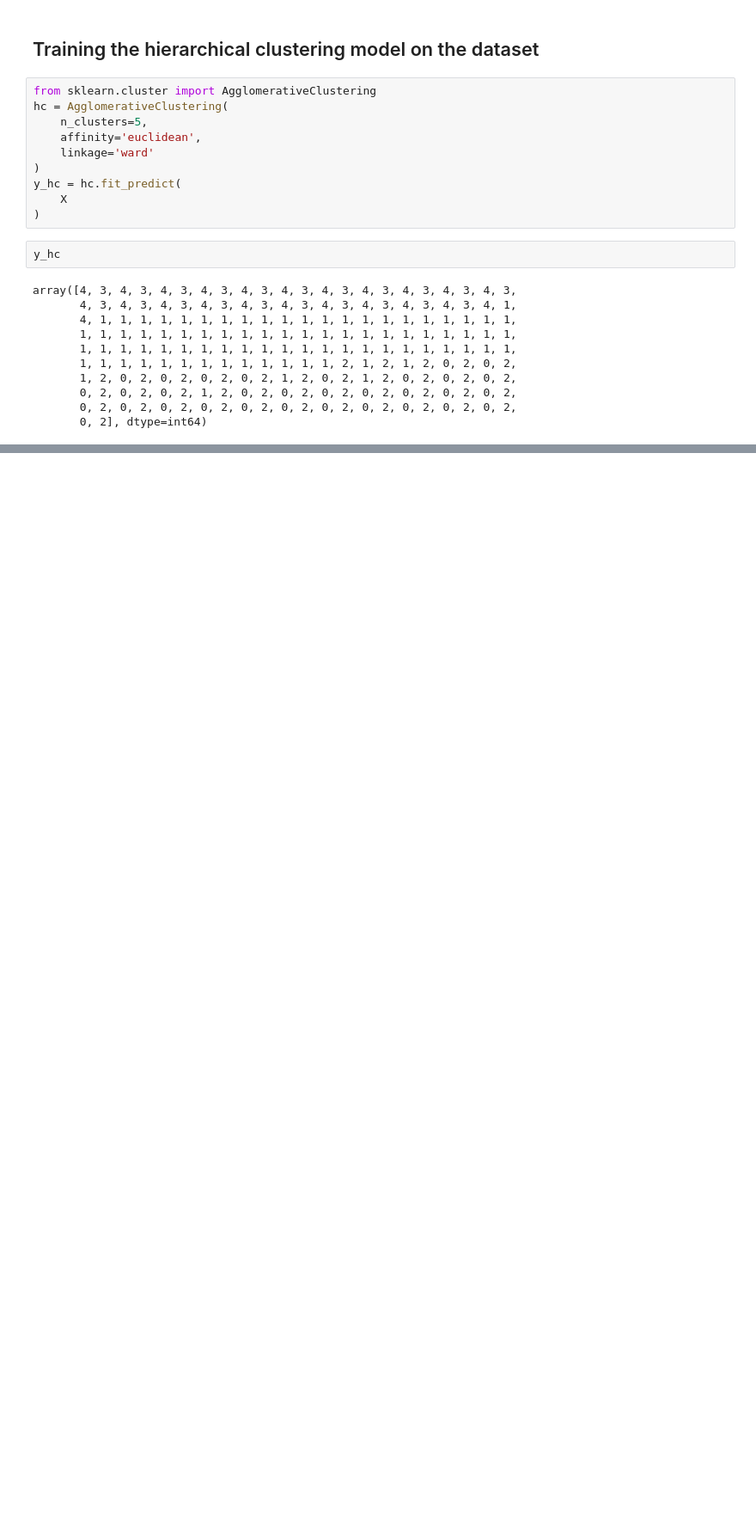
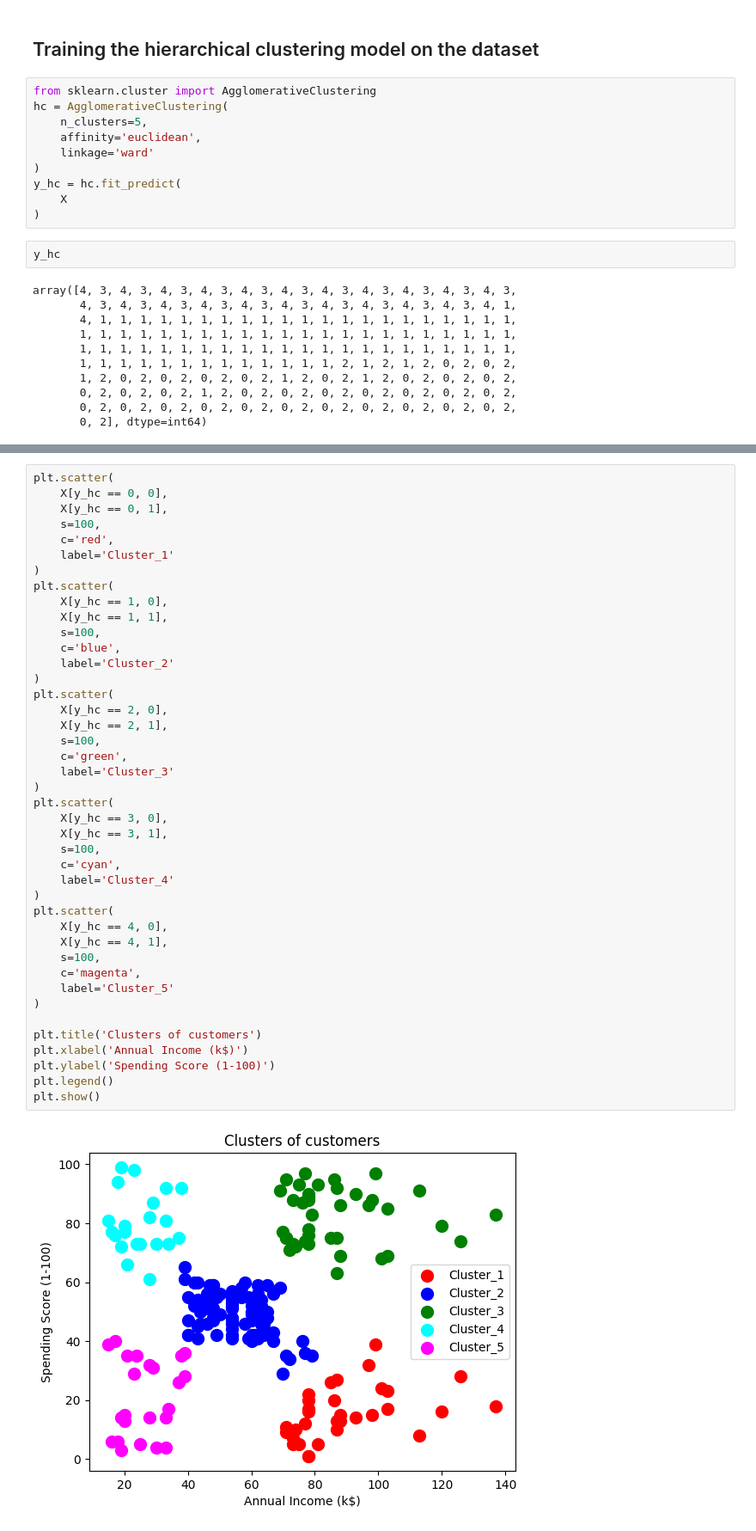
Before and after one commit to Yimashenka/Hierarchical_Clustering, a Jupyter notebook: hierarchical_clustering.ipynb, the cells around one changed output, grey strips where cells are left out. Shown at 86% size. Saved outputs shown, nothing was run; the diff lists cells and outputs as text; blank space fills up the shorter version.

Commit message:
Add visualisation

```diff
--- a/hierarchical_clustering.ipynb
+++ b/hierarchical_clustering.ipynb
@@ -54,0 +57,44 @@ array([4, 3, 4, 3, 4, 3, 4, 3, 4, 3, 4, 3, 4, 3, 4, 3, 4, 3, 4, 3, 4, 3,
+# %%
+plt.scatter(
+    X[y_hc == 0, 0],
+    X[y_hc == 0, 1],
+    s=100,
+    c='red',
+    label='Cluster_1'
+)
+plt.scatter(
+    X[y_hc == 1, 0],
+    X[y_hc == 1, 1],
+    s=100,
+    c='blue',
+    label='Cluster_2'
+)
+plt.scatter(
+    X[y_hc == 2, 0],
+    X[y_hc == 2, 1],
+    s=100,
+    c='green',
+    label='Cluster_3'
+)
+plt.scatter(
+    X[y_hc == 3, 0],
+    X[y_hc == 3, 1],
+    s=100,
+    c='cyan',
+    label='Cluster_4'
+)
+plt.scatter(
+    X[y_hc == 4, 0],
+    X[y_hc == 4, 1],
+    s=100,
+    c='magenta',
+    label='Cluster_5'
+)
+
+plt.title('Clusters of customers')
+plt.xlabel('Annual Income (k$)')
+plt.ylabel('Spending Score (1-100)')
+plt.legend()
+plt.show()
+# %% [output]
+[figure, added]
```
Also changed, not shown: parts of 1 cell of this notebook.
